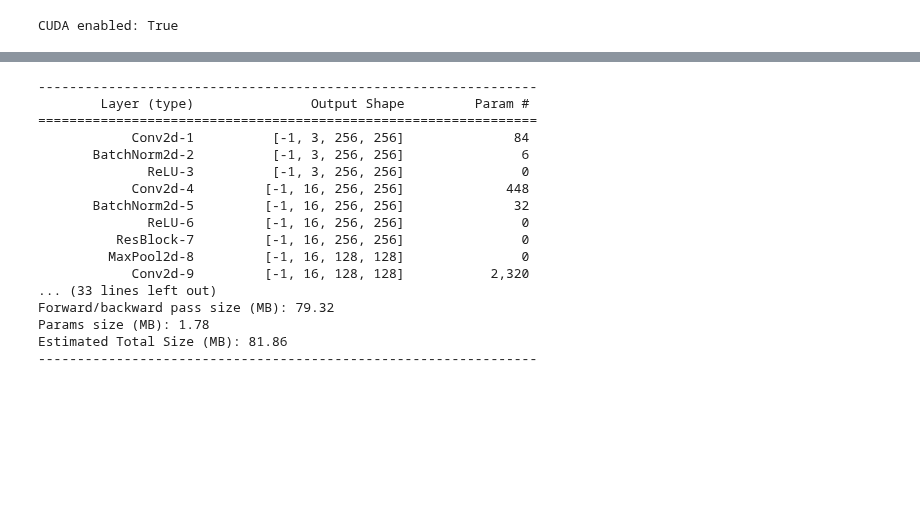
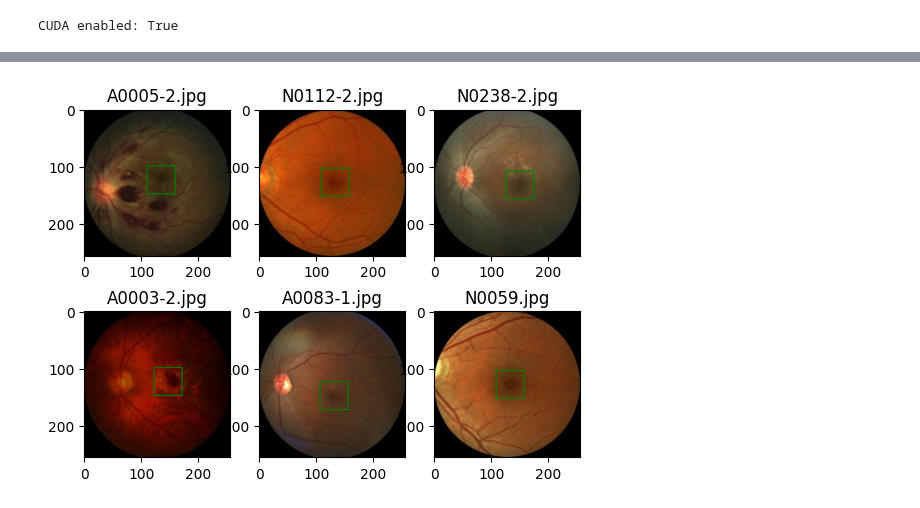
Before and after one commit to mihawb/dnn-lang-comparison, a Jupyter notebook: python/pytorch/detection_sandbox.ipynb, the cells around one changed output, grey strips where cells are left out. Cells and saved outputs as stored; diff of their text form; code cells hidden in the pictures; blank space fills up the shorter version.

```diff
--- a/python/pytorch/detection_sandbox.ipynb
+++ b/python/pytorch/detection_sandbox.ipynb
@@ -218,64 +46,0 @@ tensor([[0.5290, 0.5460],
-# %%
-class ResBlock(nn.Module):
-    def __init__(self, in_channels, out_channels):
-        super().__init__()
-        self.base1 = nn.Sequential(
-            nn.Conv2d(in_channels, in_channels, kernel_size=3, padding='same'),
-            nn.BatchNorm2d(in_channels),
-            nn.ReLU(True)
-        )
-        self.base2 = nn.Sequential(
-            nn.Conv2d(in_channels, out_channels, kernel_size=3, padding='same'),
-            nn.BatchNorm2d(out_channels),
-            nn.ReLU(True)
-        )
-
-    def forward(self, x):
-        x = self.base1(x) + x
-        x = self.base2(x)
-        return x
-
-
-class FoveaNet(nn.Module):
-    def __init__(self, in_channels, first_output_channels):
-        super().__init__()
-        self.main = nn.Sequential(
-            ResBlock(in_channels, first_output_channels),
-            nn.MaxPool2d(2),
-            ResBlock(first_output_channels, 2 * first_output_channels),
-            nn.MaxPool2d(2),
-            ResBlock(2 * first_output_channels, 4 * first_output_channels),
-            nn.MaxPool2d(2),
-            ResBlock(4 * first_output_channels, 8 * first_output_channels),
-            nn.MaxPool2d(2),
-            nn.Conv2d(8 * first_output_channels, 16 * first_output_channels, kernel_size=3),
-            nn.MaxPool2d(2),
-            nn.Flatten(),
-            nn.Linear(7 * 7 * 16 * first_output_channels, 2)
-        )
-
-    def forward(self, x):
-        return self.main(x)
-
-
-model = FoveaNet(3, 16)
-model = model.to(device)
-summary(model, input_size=(3, 256, 256))
-# %% [output]
-----------------------------------------------------------------
-        Layer (type)               Output Shape         Param #
-================================================================
-            Conv2d-1          [-1, 3, 256, 256]              84
-       BatchNorm2d-2          [-1, 3, 256, 256]               6
-              ReLU-3          [-1, 3, 256, 256]               0
-            Conv2d-4         [-1, 16, 256, 256]             448
-       BatchNorm2d-5         [-1, 16, 256, 256]              32
-              ReLU-6         [-1, 16, 256, 256]               0
-          ResBlock-7         [-1, 16, 256, 256]               0
-         MaxPool2d-8         [-1, 16, 128, 128]               0
-            Conv2d-9         [-1, 16, 128, 128]           2,320
-... (33 lines left out)
-Forward/backward pass size (MB): 79.32
-Params size (MB): 1.78
-Estimated Total Size (MB): 81.86
-----------------------------------------------------------------
@@ -338,0 +47,9 @@ def test(model, device, loader, loss_func):
+# %%
+fig, axes = plt.subplots(2, 3)
+to_draw = np.random.choice(fovea.index, size=6, replace=False)
+
+for ax, idx in zip(axes.flatten(), to_draw):
+	img, bbox = load_image(fovea, idx, root=root)
+	show_image_with_bbox(fovea, img, bbox, ax=ax, idx=idx)
+# %% [output]
+[figure, added]
```
Also changed, not shown: parts of 14 cells of this notebook, 6 other files.
